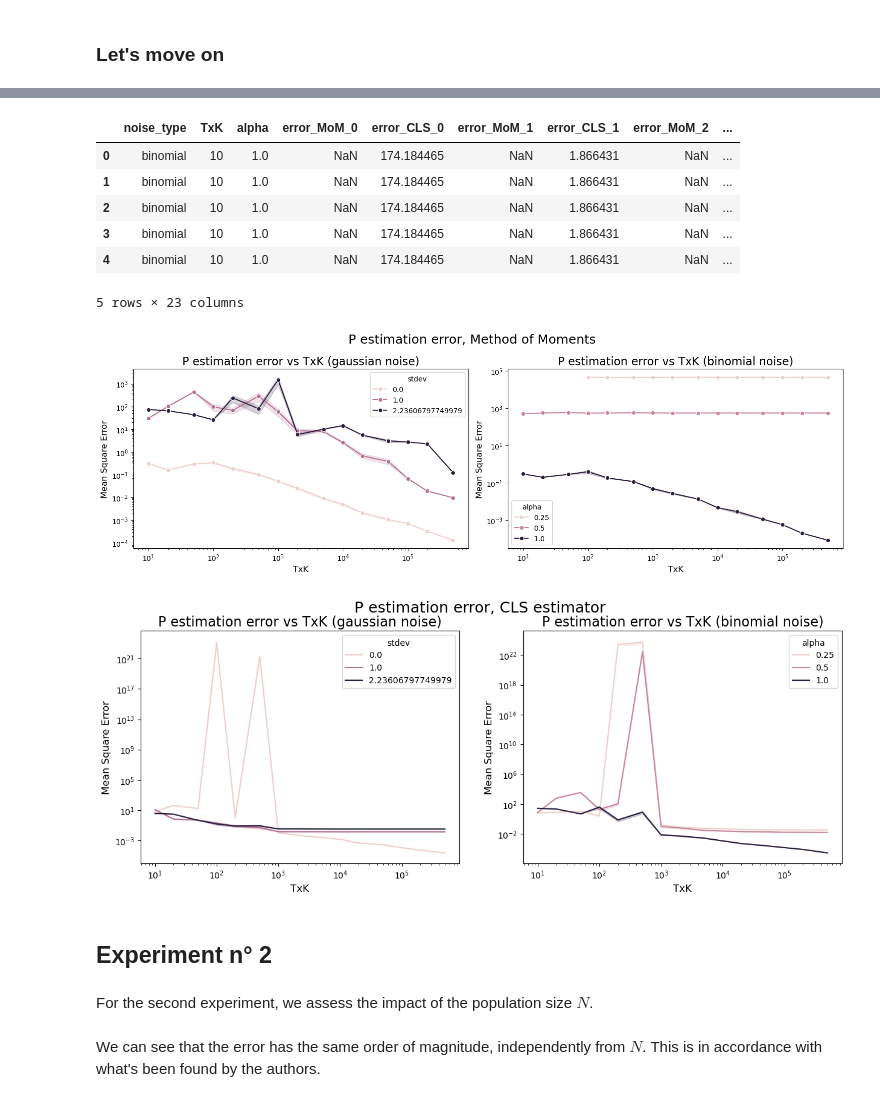
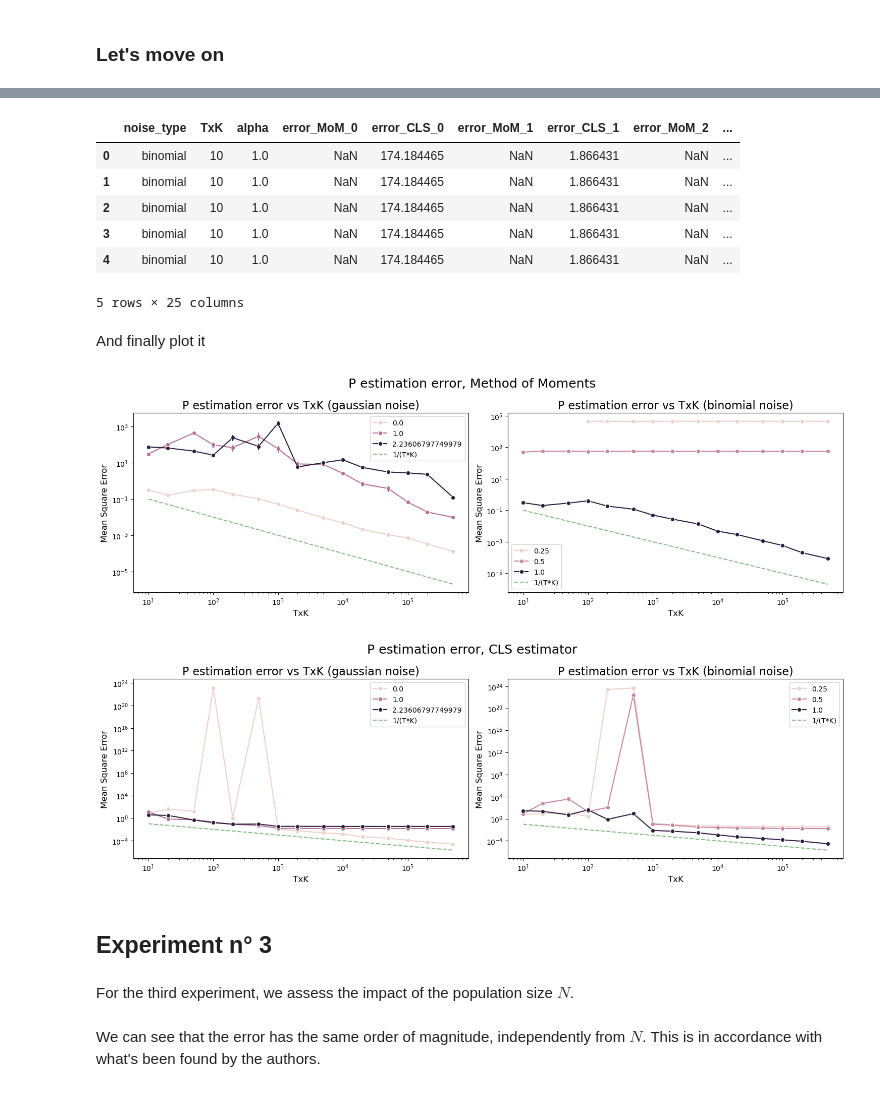
Before and after one commit to M4rinz/MNCM-project, a Jupyter notebook: Codice/MNCM_notebook_stationary.ipynb, the cells around one changed output, grey strips where cells are left out. Drawn from its saved outputs; the diff is of its cells as text; code cells hidden in the pictures.

Commit message:
Aggiustati plots, creato notebook con altra matrice stocastica

```diff
--- a/Codice/MNCM_notebook_stationary.ipynb
+++ b/Codice/MNCM_notebook_stationary.ipynb
@@ -497,0 +487,10 @@ gauss_df.head()
+# %%
+# Create dataframes
+gauss_df = pd.DataFrame(gauss_errors)
+binom_df = pd.DataFrame(binomial_errors)
+
+# Compute the means of the repeated observations
+gauss_df['mean_MoM'] = gauss_df[[f'error_MoM_{i}' for i in range(n_reps)]].mean(axis=1).dropna()
+gauss_df['mean_CLS'] = gauss_df[[f'error_CLS_{i}' for i in range(n_reps)]].mean(axis=1).dropna()
+binom_df['mean_MoM'] = binom_df[[f'error_MoM_{i}' for i in range(n_reps)]].mean(axis=1).dropna()
+binom_df['mean_CLS'] = binom_df[[f'error_CLS_{i}' for i in range(n_reps)]].mean(axis=1).dropna()
@@ -504,49 +515,72 @@ binom_df.head()
 | 2 | binomial | 10 | 1.0 | NaN | 174.184465 | NaN | 1.866431 | NaN | ... |
 | 3 | binomial | 10 | 1.0 | NaN | 174.184465 | NaN | 1.866431 | NaN | ... |
 | 4 | binomial | 10 | 1.0 | NaN | 174.184465 | NaN | 1.866431 | NaN | ... |
-5 rows × 23 columns
+5 rows × 25 columns
+# %% [markdown]
+And finally plot it
 # %%
 # Plot results
 fig, ax = plt.subplots(1,2, figsize=(15,5))
 
 for i, noise_type in enumerate(['gaussian', 'binomial']):
     data_che_uso = gauss_df if noise_type == 'gaussian' else binom_df
-    y = data_che_uso[[f'error_MoM_{i}' for i in range(n_reps)]].mean(axis=1).dropna()
+    small_df = data_che_uso.copy()
+    small_df.drop(columns=[f'error_CLS_{i}' for i in range(n_reps)],inplace=True)
     hue_val = 'stdev' if noise_type == 'gaussian' else 'alpha'
-    sns.lineplot(data=data_che_uso, x='TxK', y=y, hue=hue_val, ax=ax[i], marker='o')
+    # Plot the errors
+    sns.lineplot(data=small_df, x='TxK', y='mean_MoM',
+                 err_style='bars', errorbar='ci',
+                 hue=hue_val, ax=ax[i], marker='o')
+    # Plot 1/(T*K)
+    ax[i].plot(data_che_uso['TxK'], 1/data_che_uso['TxK'],
+               linestyle='--', color='green', alpha = 0.5,
+               label='1/(T*K)')
+
     ax[i].set_xscale('log')
     ax[i].set_yscale('log')
     ax[i].set_xlabel('TxK', fontsize=12)
     ax[i].set_ylabel('Mean Square Error', fontsize=12)
     ax[i].set_title(f'P estimation error vs TxK ({noise_type} noise)', fontsize=16)
+    ax[i].legend()
 
 fig.suptitle('P estimation error, Method of Moments', fontsize=18)
 plt.tight_layout()
 plt.show()
 # %% [output]
-[figure, old version]
+[figure, new version]
 # %%
 fig, ax = plt.subplots(1,2, figsize=(15,5))
+fig.suptitle('P estimation error, CLS estimator', fontsize=18)
 
 for i, noise_type in enumerate(['gaussian', 'binomial']):
     data_che_uso = gauss_df if noise_type == 'gaussian' else binom_df
-    y = data_che_uso[[f'error_CLS_{i}' for i in range(n_reps)]].mean(axis=1).dropna()
+    small_df = data_che_uso.copy()
+    small_df.drop(columns=[f'error_MoM_{i}' for i in range(n_reps)],inplace=True)
     hue_val = 'stdev' if noise_type == 'gaussian' else 'alpha'
-    sns.lineplot(data=data_che_uso, x='TxK', y=y, hue=hue_val, ax=ax[i])
+    # Plot the errors
+    sns.lineplot(data=small_df, x='TxK', y='mean_CLS',
+                 err_style='bars', errorbar='ci',
+                 hue=hue_val, ax=ax[i], marker='o')
+    # Plot 1/(T*K)
+    ax[i].plot(data_che_uso['TxK'], 1/data_che_uso['TxK'],
+               linestyle='--', color='green', alpha = 0.5,
+               label='1/(T*K)')
+
     ax[i].set_xscale('log')
     ax[i].set_yscale('log')
     ax[i].set_xlabel('TxK', fontsize=12)
     ax[i].set_ylabel('Mean Square Error', fontsize=12)
     ax[i].set_title(f'P estimation error vs TxK ({noise_type} noise)', fontsize=16)
+    ax[i].legend()
 
-fig.suptitle('P estimation error, CLS estimator', fontsize=18)
+plt.tight_layout()
 plt.show()
 # %% [output]
-[figure, old version]
+[figure, new version]
 # %% [markdown]
-## Experiment n° 2
+## Experiment n° 3
 # %% [markdown]
-For the second experiment, we assess the impact of the population size $N$.
+For the third experiment, we assess the impact of the population size $N$.
 # %%
 N_range = [10**k for k in range(0,5)]
 T = 10**5
```
Also changed, not shown: parts of 9 cells of this notebook, 1 other file.
